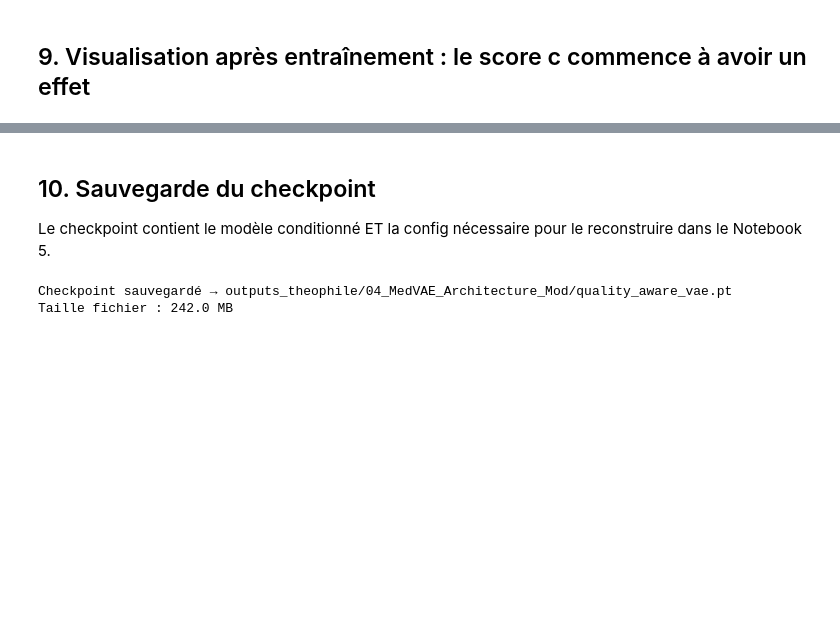
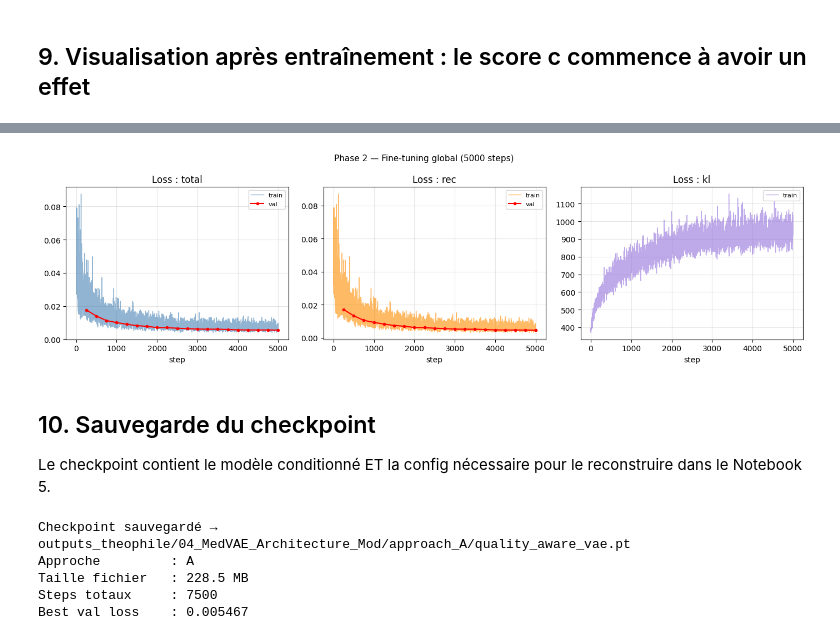
Before and after one commit to tnadiedjoa/MEDVAE-X, a Jupyter notebook: medvae_eval/theophile_metrics/04_MedVAE_Architecture_Mod.ipynb, the cells around one changed output, grey strips where cells are left out. Saved outputs shown, nothing was run; the diff lists cells and outputs as text; code cells hidden in the pictures; blank space fills up the shorter version.

```diff
--- a/medvae_eval/theophile_metrics/04_MedVAE_Architecture_Mod.ipynb
+++ b/medvae_eval/theophile_metrics/04_MedVAE_Architecture_Mod.ipynb
@@ -699,25 +880,58 @@ plt.show()
+# %%
+# Courbes de loss — Phase 2 (Fine-tuning global)
+fig, axes = plt.subplots(1, 3, figsize=(14, 4))
+
+for ax, key, color in zip(axes, ["total", "rec", "kl"],
+                           ["steelblue", "darkorange", "mediumpurple"]):
+    ax.plot(history_ft[key], color=color, lw=1, alpha=0.6, label="train")
+    if f"val_{key}" in history_ft and history_ft.get(f"val_{key}"):
+        val_x = list(range(VAL_EVERY, VAL_EVERY * len(history_ft[f"val_{key}"]) + 1, VAL_EVERY))
+        ax.plot(val_x, history_ft[f"val_{key}"], "o-", color="red", ms=3, lw=1.5, label="val")
+    ax.set_title(f"Loss : {key}")
+    ax.set_xlabel("step")
+    ax.legend(fontsize=8)
+    ax.grid(True, alpha=0.3)
+
+fig.suptitle(f"Phase 2 — Fine-tuning global ({len(history_ft['total'])} steps)", fontsize=11)
+plt.tight_layout()
+plt.savefig(OUTPUT_DIR / "04_finetune_curves.png", dpi=100, bbox_inches="tight")
+plt.show()
+# %% [output]
+[figure, added]
 # %% [markdown]
 ## 10. Sauvegarde du checkpoint
 
 Le checkpoint contient le modèle conditionné ET la config nécessaire pour le reconstruire dans le Notebook 5.
 # %%
+total_steps = len(history_warmup["total"]) + len(history_ft["total"])
+
 checkpoint = {
     "model_state_dict":  cvae.state_dict(),
-    "optimizer_state":   optimizer.state_dict(),
     "ddconfig":          DDCONFIG,
     "embed_dim":         EMBED_DIM,
-    "training_steps":    N_WARMUP_STEPS,
-    "history":           history,
+    "approach":          APPROACH,
+    "training_steps":    total_steps,
+    "warmup_steps":      len(history_warmup["total"]),
+    "finetune_steps":    len(history_ft["total"]),
+    "best_val_loss":     best_val_loss_ft,
+    "history_warmup":    history_warmup,
+    "history_finetune":  history_ft,
     "labels_csv":        str(LABELS_CSV),
     "param_count":       cvae.param_count(),
 }
 
 torch.save(checkpoint, CVAE_CKPT_OUT)
 print(f"Checkpoint sauvegardé → {CVAE_CKPT_OUT}")
-print(f"Taille fichier : {CVAE_CKPT_OUT.stat().st_size / 1e6:.1f} MB")
+print(f"Approche         : {APPROACH}")
+print(f"Taille fichier   : {CVAE_CKPT_OUT.stat().st_size / 1e6:.1f} MB")
+print(f"Steps totaux     : {total_steps}")
+print(f"Best val loss    : {best_val_loss_ft:.6f}")
 # %% [output]
-Checkpoint sauvegardé → outputs_theophile/04_MedVAE_Architecture_Mod/quality_aware_vae.pt
-Taille fichier : 242.0 MB
+Checkpoint sauvegardé → outputs_theophile/04_MedVAE_Architecture_Mod/approach_A/quality_aware_vae.pt
+Approche         : A
+Taille fichier   : 228.5 MB
+Steps totaux     : 7500
+Best val loss    : 0.005467
 # %%
 # Vérification du rechargement
 def load_quality_aware_vae(ckpt_path: Path) -> QualityAwareAutoencoderKL:
```
Also changed, not shown: parts of 16 cells of this notebook, 21 other files.
